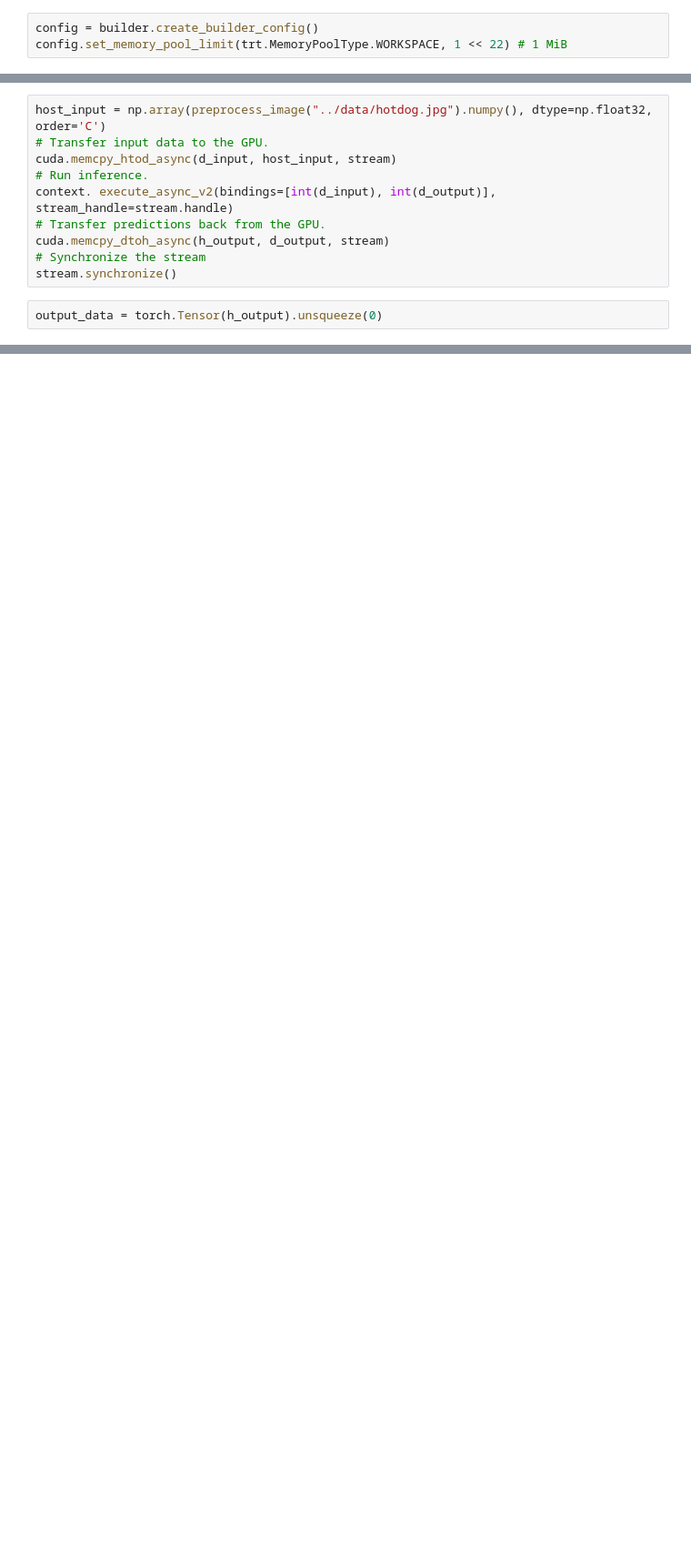
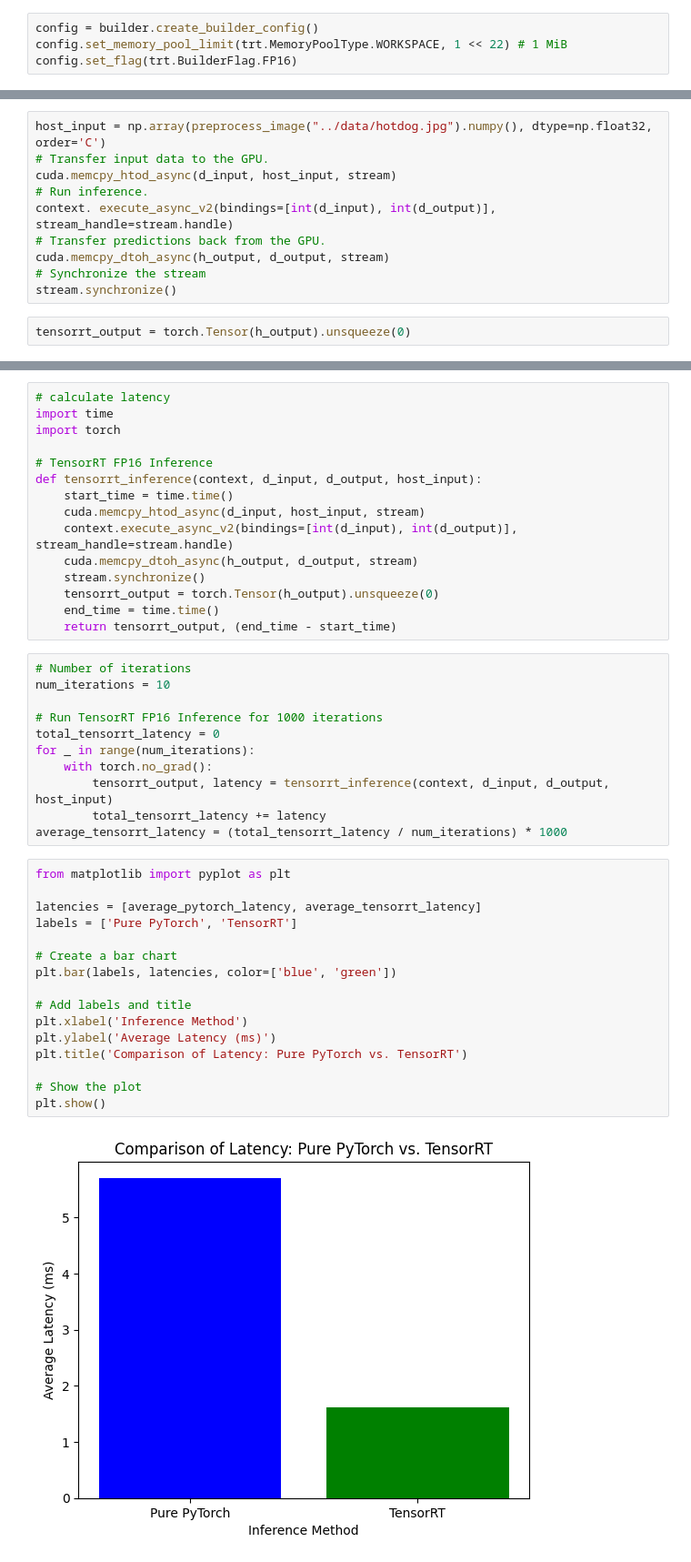
Before and after one commit to sanket-pixel/tensorrt_deeploy, a Jupyter notebook: 1_fundamentals/python/1_fundamentals.ipynb, the cells around one changed output, grey strips where cells are left out. Shown at 91% size. Cells and saved outputs as stored; diff of their text form; blank space fills up the shorter version.

```diff
--- a/1_fundamentals/python/1_fundamentals.ipynb
+++ b/1_fundamentals/python/1_fundamentals.ipynb
@@ -78,5 +113,6 @@ for idx in range(parser.num_errors):
 # %%
 config = builder.create_builder_config()
 config.set_memory_pool_limit(trt.MemoryPoolType.WORKSPACE, 1 << 22) # 1 MiB
+config.set_flag(trt.BuilderFlag.FP16)
 # %%
 serialized_engine = builder.build_serialized_network(network, config)
@@ -119,5 +159,5 @@ cuda.memcpy_dtoh_async(h_output, d_output, stream)
 # Synchronize the stream
 stream.synchronize()
 # %%
-output_data = torch.Tensor(h_output).unsqueeze(0)
+tensorrt_output = torch.Tensor(h_output).unsqueeze(0)
 # %%
@@ -126,0 +177,44 @@ class: hotdog, hot dog, red hot , confidence: 60.50568771362305 %, index: 934
+# %%
+# calculate latency
+import time
+import torch
+
+# TensorRT FP16 Inference
+def tensorrt_inference(context, d_input, d_output, host_input):
+    start_time = time.time()
+    cuda.memcpy_htod_async(d_input, host_input, stream)
+    context.execute_async_v2(bindings=[int(d_input), int(d_output)], stream_handle=stream.handle)
+    cuda.memcpy_dtoh_async(h_output, d_output, stream)
+    stream.synchronize()
+    tensorrt_output = torch.Tensor(h_output).unsqueeze(0)
+    end_time = time.time()
+    return tensorrt_output, (end_time - start_time)
+# %%
+# Number of iterations
+num_iterations = 10
+
+# Run TensorRT FP16 Inference for 1000 iterations
+total_tensorrt_latency = 0
+for _ in range(num_iterations):
+    with torch.no_grad():
+        tensorrt_output, latency = tensorrt_inference(context, d_input, d_output, host_input)
+        total_tensorrt_latency += latency
+average_tensorrt_latency = (total_tensorrt_latency / num_iterations) * 1000
+# %%
+from matplotlib import pyplot as plt
+
+latencies = [average_pytorch_latency, average_tensorrt_latency]
+labels = ['Pure PyTorch', 'TensorRT']
+
+# Create a bar chart
+plt.bar(labels, latencies, color=['blue', 'green'])
+
+# Add labels and title
+plt.xlabel('Inference Method')
+plt.ylabel('Average Latency (ms)')
+plt.title('Comparison of Latency: Pure PyTorch vs. TensorRT')
+
+# Show the plot
+plt.show()
+# %% [output]
+[figure, added]
```
Also changed, not shown: parts of 22 cells of this notebook, 1 other file.
